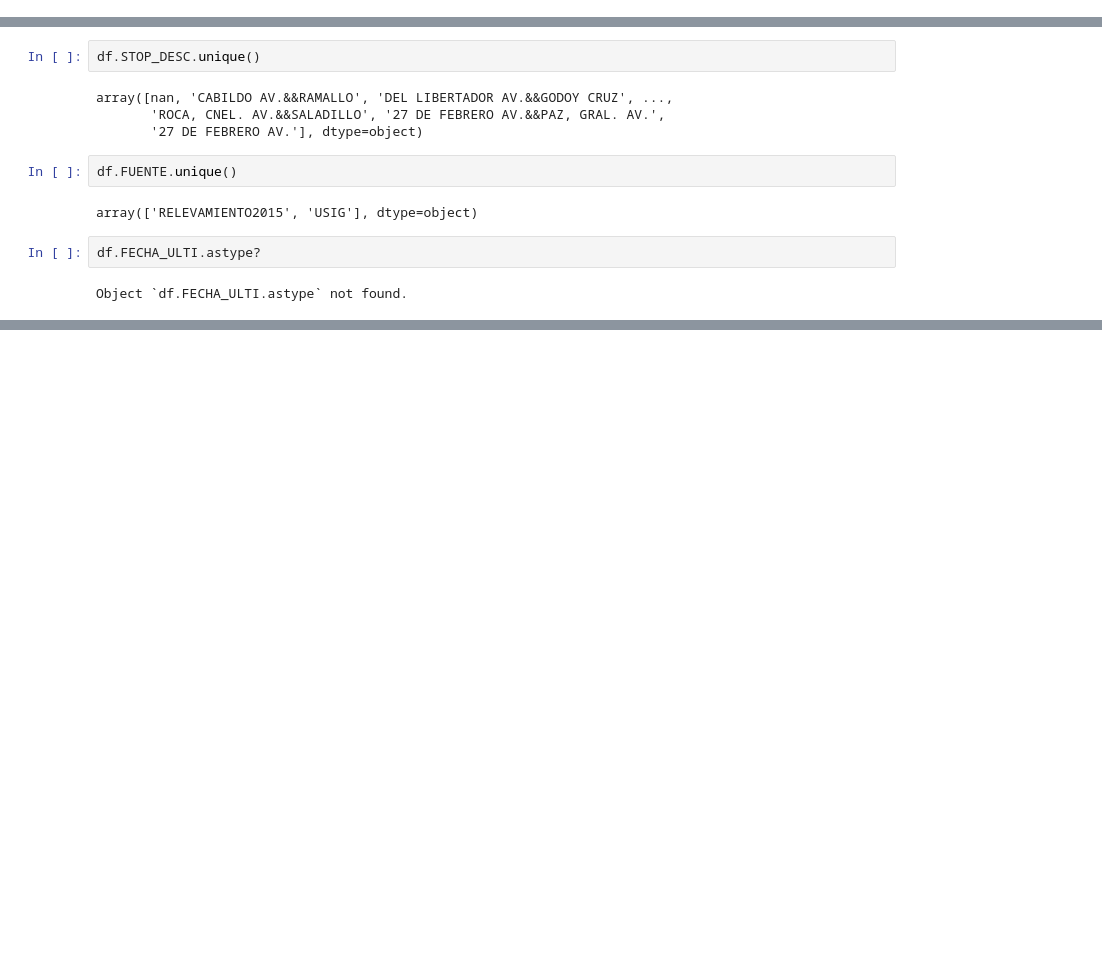
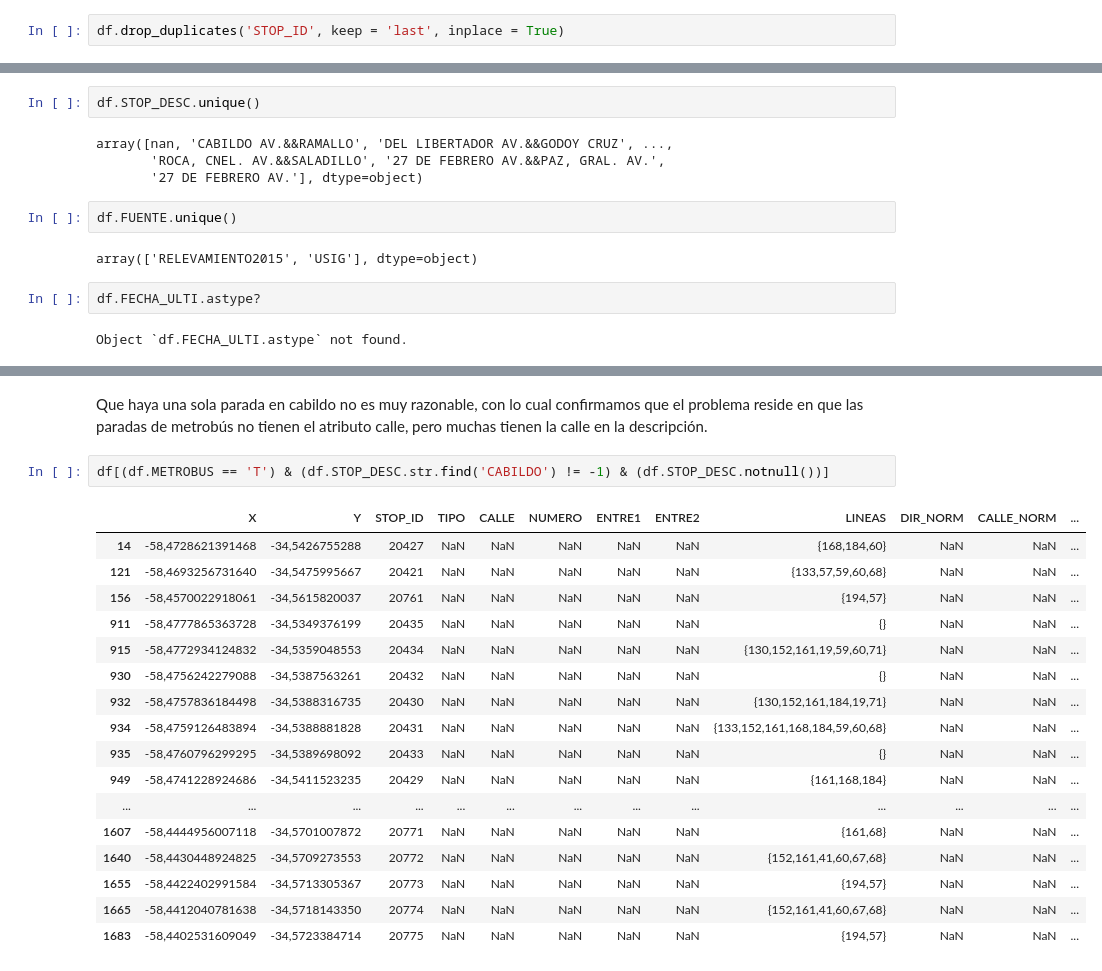
Before and after one commit to Arkenan/bdd-tp-l3-colectivos-de-buenos-aires, a Jupyter notebook: clean-paradas-de-colectivos-notebook.ipynb, the cells around one changed output, grey strips where cells are left out. Saved outputs shown, nothing was run; the diff lists cells and outputs as text; blank space fills up the shorter version.

```diff
--- a/clean-paradas-de-colectivos-notebook.ipynb
+++ b/clean-paradas-de-colectivos-notebook.ipynb
@@ -7,3 +52,5 @@ df = pd.read_csv("datasets/paradas-de-colectivo.csv", delimiter=";", encoding="l
+# %%
+df.drop_duplicates('STOP_ID', keep = 'last', inplace = True)
 # %%
 df.head(5)
 # %% [output]
@@ -162,0 +232,22 @@ Object `df.FECHA_ULTI.astype` not found.
+# %% [markdown]
+Que haya una sola parada en cabildo no es muy razonable, con lo cual confirmamos que el problema reside en que las paradas de metrobús no tienen el atributo calle, pero muchas tienen la calle en la descripción.
+# %%
+df[(df.METROBUS == 'T') & (df.STOP_DESC.str.find('CABILDO') != -1) & (df.STOP_DESC.notnull())]
+# %% [output]
+|  | X | Y | STOP_ID | TIPO | CALLE | NUMERO | ENTRE1 | ENTRE2 | LINEAS | DIR_NORM | CALLE_NORM | ... |
+| 14 | -58,4728621391468 | -34,5426755288 | 20427 | NaN | NaN | NaN | NaN | NaN | {168,184,60} | NaN | NaN | ... |
+| 121 | -58,4693256731640 | -34,5475995667 | 20421 | NaN | NaN | NaN | NaN | NaN | {133,57,59,60,68} | NaN | NaN | ... |
+| 156 | -58,4570022918061 | -34,5615820037 | 20761 | NaN | NaN | NaN | NaN | NaN | {194,57} | NaN | NaN | ... |
+| 911 | -58,4777865363728 | -34,5349376199 | 20435 | NaN | NaN | NaN | NaN | NaN | {} | NaN | NaN | ... |
+| 915 | -58,4772934124832 | -34,5359048553 | 20434 | NaN | NaN | NaN | NaN | NaN | {130,152,161,19,59,60,71} | NaN | NaN | ... |
+| 930 | -58,4756242279088 | -34,5387563261 | 20432 | NaN | NaN | NaN | NaN | NaN | {} | NaN | NaN | ... |
+| 932 | -58,4757836184498 | -34,5388316735 | 20430 | NaN | NaN | NaN | NaN | NaN | {130,152,161,184,19,71} | NaN | NaN | ... |
+| 934 | -58,4759126483894 | -34,5388881828 | 20431 | NaN | NaN | NaN | NaN | NaN | {133,152,161,168,184,59,60,68} | NaN | NaN | ... |
+| 935 | -58,4760796299295 | -34,5389698092 | 20433 | NaN | NaN | NaN | NaN | NaN | {} | NaN | NaN | ... |
+| 949 | -58,4741228924686 | -34,5411523235 | 20429 | NaN | NaN | NaN | NaN | NaN | {161,168,184} | NaN | NaN | ... |
+| ... | ... | ... | ... | ... | ... | ... | ... | ... | ... | ... | ... | ... |
+| 1607 | -58,4444956007118 | -34,5701007872 | 20771 | NaN | NaN | NaN | NaN | NaN | {161,68} | NaN | NaN | ... |
+| 1640 | -58,4430448924825 | -34,5709273553 | 20772 | NaN | NaN | NaN | NaN | NaN | {152,161,41,60,67,68} | NaN | NaN | ... |
+| 1655 | -58,4422402991584 | -34,5713305367 | 20773 | NaN | NaN | NaN | NaN | NaN | {194,57} | NaN | NaN | ... |
+| 1665 | -58,4412040781638 | -34,5718143350 | 20774 | NaN | NaN | NaN | NaN | NaN | {152,161,41,60,67,68} | NaN | NaN | ... |
+| 1683 | -58,4402531609049 | -34,5723384714 | 20775 | NaN | NaN | NaN | NaN | NaN | {194,57} | NaN | NaN | ... |
```
Also changed, not shown: parts of 38 cells of this notebook, 12 other files.
